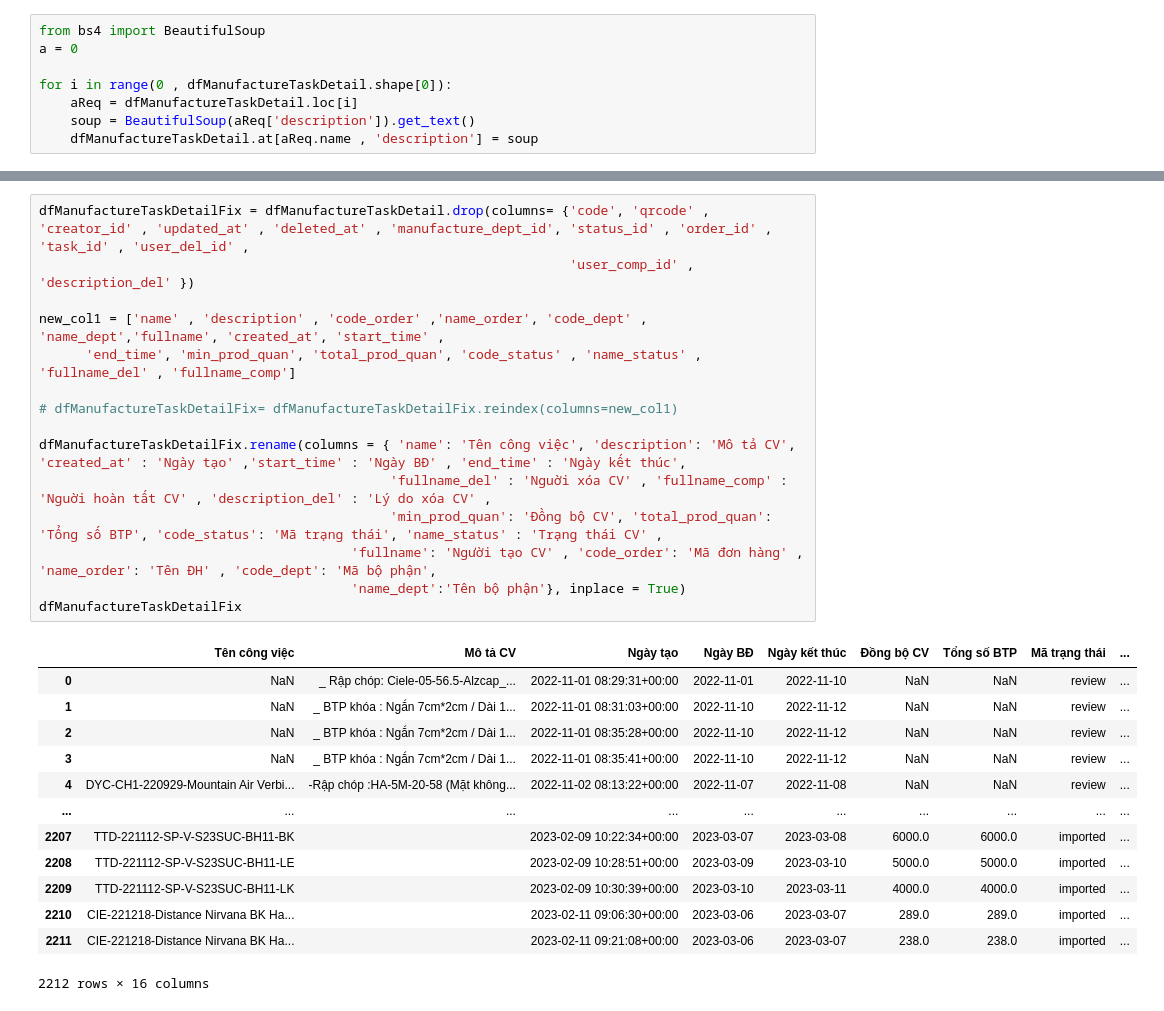
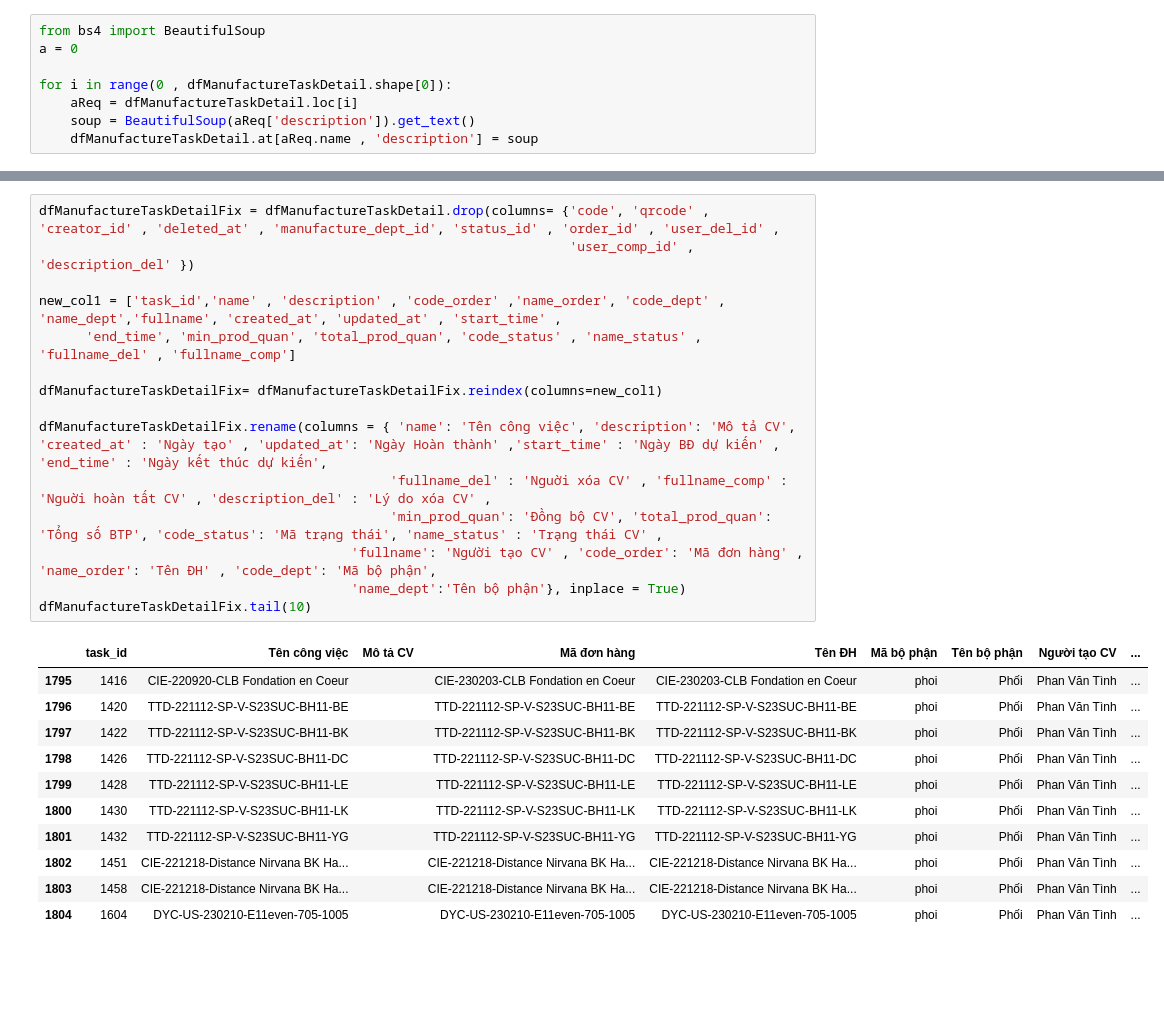
Before and after one commit to Thang1703hrsh/TMSDjango, a Jupyter notebook: temporary/get_manufacture_task.ipynb, the cells around one changed output, grey strips where cells are left out. Cells and saved outputs as stored; diff of their text form; blank space fills up the shorter version.

Commit message:
get_manu_product_import

```diff
--- a/temporary/get_manufacture_task.ipynb
+++ b/temporary/get_manufacture_task.ipynb
@@ -64,29 +86,27 @@ Index(['code', 'name', 'qrcode', 'description', 'creator_id', 'created_at',
 # %%
-dfManufactureTaskDetailFix = dfManufactureTaskDetail.drop(columns= {'code', 'qrcode' , 'creator_id' , 'updated_at' , 'deleted_at' , 'manufacture_dept_id', 'status_id' , 'order_id' , 'task_id' , 'user_del_id' ,
+dfManufactureTaskDetailFix = dfManufactureTaskDetail.drop(columns= {'code', 'qrcode' , 'creator_id' , 'deleted_at' , 'manufacture_dept_id', 'status_id' , 'order_id' , 'user_del_id' ,
                                                                     'user_comp_id' , 'description_del' })
 
-new_col1 = ['name' , 'description' , 'code_order' ,'name_order', 'code_dept' ,  'name_dept','fullname', 'created_at', 'start_time' ,
+new_col1 = ['task_id','name' , 'description' , 'code_order' ,'name_order', 'code_dept' ,  'name_dept','fullname', 'created_at', 'updated_at' , 'start_time' ,
       'end_time', 'min_prod_quan', 'total_prod_quan', 'code_status' , 'name_status' , 'fullname_del' , 'fullname_comp']
 
-# dfManufactureTaskDetailFix= dfManufactureTaskDetailFix.reindex(columns=new_col1)
+dfManufactureTaskDetailFix= dfManufactureTaskDetailFix.reindex(columns=new_col1)
 
-dfManufactureTaskDetailFix.rename(columns = { 'name': 'Tên công việc', 'description': 'Mô tả CV', 'created_at' : 'Ngày tạo' ,'start_time' : 'Ngày BĐ' , 'end_time' : 'Ngày kết thúc',
+dfManufactureTaskDetailFix.rename(columns = { 'name': 'Tên công việc', 'description': 'Mô tả CV', 'created_at' : 'Ngày tạo' , 'updated_at': 'Ngày Hoàn thành' ,'start_time' : 'Ngày BĐ dự kiến' , 'end_time' : 'Ngày kết thúc dự kiến',
                                              'fullname_del' : 'Nguời xóa CV' , 'fullname_comp' : 'Nguời hoàn tất CV' , 'description_del' : 'Lý do xóa CV' ,
                                              'min_prod_quan': 'Đồng bộ CV', 'total_prod_quan': 'Tổng số BTP', 'code_status': 'Mã trạng thái', 'name_status' : 'Trạng thái CV' ,
                                         'fullname': 'Người tạo CV' , 'code_order': 'Mã đơn hàng' , 'name_order': 'Tên ĐH' , 'code_dept': 'Mã bộ phận',
                                         'name_dept':'Tên bộ phận'}, inplace = True)
-dfManufactureTaskDetailFix
+dfManufactureTaskDetailFix.tail(10)
 # %% [output]
-|  | Tên công việc | Mô tả CV | Ngày tạo | Ngày BĐ | Ngày kết thúc | Đồng bộ CV | Tổng số BTP | Mã trạng thái | ... |
-| 0 | NaN | _ Rập chóp: Ciele-05-56.5-Alzcap_... | 2022-11-01 08:29:31+00:00 | 2022-11-01 | 2022-11-10 | NaN | NaN | review | ... |
-| 1 | NaN | _ BTP khóa : Ngắn 7cm*2cm / Dài 1... | 2022-11-01 08:31:03+00:00 | 2022-11-10 | 2022-11-12 | NaN | NaN | review | ... |
-| 2 | NaN | _ BTP khóa : Ngắn 7cm*2cm / Dài 1... | 2022-11-01 08:35:28+00:00 | 2022-11-10 | 2022-11-12 | NaN | NaN | review | ... |
-| 3 | NaN | _ BTP khóa : Ngắn 7cm*2cm / Dài 1... | 2022-11-01 08:35:41+00:00 | 2022-11-10 | 2022-11-12 | NaN | NaN | review | ... |
-| 4 | DYC-CH1-220929-Mountain Air Verbi... | -Rập chóp :HA-5M-20-58 (Mặt không... | 2022-11-02 08:13:22+00:00 | 2022-11-07 | 2022-11-08 | NaN | NaN | review | ... |
-| ... | ... | ... | ... | ... | ... | ... | ... | ... | ... |
-| 2207 | TTD-221112-SP-V-S23SUC-BH11-BK |  | 2023-02-09 10:22:34+00:00 | 2023-03-07 | 2023-03-08 | 6000.0 | 6000.0 | imported | ... |
-| 2208 | TTD-221112-SP-V-S23SUC-BH11-LE |  | 2023-02-09 10:28:51+00:00 | 2023-03-09 | 2023-03-10 | 5000.0 | 5000.0 | imported | ... |
-| 2209 | TTD-221112-SP-V-S23SUC-BH11-LK |  | 2023-02-09 10:30:39+00:00 | 2023-03-10 | 2023-03-11 | 4000.0 | 4000.0 | imported | ... |
-| 2210 | CIE-221218-Distance Nirvana BK Ha... |  | 2023-02-11 09:06:30+00:00 | 2023-03-06 | 2023-03-07 | 289.0 | 289.0 | imported | ... |
-| 2211 | CIE-221218-Distance Nirvana BK Ha... |  | 2023-02-11 09:21:08+00:00 | 2023-03-06 | 2023-03-07 | 238.0 | 238.0 | imported | ... |
+|  | task_id | Tên công việc | Mô tả CV | Mã đơn hàng | Tên ĐH | Mã bộ phận | Tên bộ phận | Người tạo CV | ... |
+| 1795 | 1416 | CIE-220920-CLB Fondation en Coeur |  | CIE-230203-CLB Fondation en Coeur | CIE-230203-CLB Fondation en Coeur | phoi | Phối | Phan Văn Tình | ... |
+| 1796 | 1420 | TTD-221112-SP-V-S23SUC-BH11-BE |  | TTD-221112-SP-V-S23SUC-BH11-BE | TTD-221112-SP-V-S23SUC-BH11-BE | phoi | Phối | Phan Văn Tình | ... |
+| 1797 | 1422 | TTD-221112-SP-V-S23SUC-BH11-BK |  | TTD-221112-SP-V-S23SUC-BH11-BK | TTD-221112-SP-V-S23SUC-BH11-BK | phoi | Phối | Phan Văn Tình | ... |
+| 1798 | 1426 | TTD-221112-SP-V-S23SUC-BH11-DC |  | TTD-221112-SP-V-S23SUC-BH11-DC | TTD-221112-SP-V-S23SUC-BH11-DC | phoi | Phối | Phan Văn Tình | ... |
+| 1799 | 1428 | TTD-221112-SP-V-S23SUC-BH11-LE |  | TTD-221112-SP-V-S23SUC-BH11-LE | TTD-221112-SP-V-S23SUC-BH11-LE | phoi | Phối | Phan Văn Tình | ... |
+| 1800 | 1430 | TTD-221112-SP-V-S23SUC-BH11-LK |  | TTD-221112-SP-V-S23SUC-BH11-LK | TTD-221112-SP-V-S23SUC-BH11-LK | phoi | Phối | Phan Văn Tình | ... |
+| 1801 | 1432 | TTD-221112-SP-V-S23SUC-BH11-YG |  | TTD-221112-SP-V-S23SUC-BH11-YG | TTD-221112-SP-V-S23SUC-BH11-YG | phoi | Phối | Phan Văn Tình | ... |
+| 1802 | 1451 | CIE-221218-Distance Nirvana BK Ha... |  | CIE-221218-Distance Nirvana BK Ha... | CIE-221218-Distance Nirvana BK Ha... | phoi | Phối | Phan Văn Tình | ... |
+| 1803 | 1458 | CIE-221218-Distance Nirvana BK Ha... |  | CIE-221218-Distance Nirvana BK Ha... | CIE-221218-Distance Nirvana BK Ha... | phoi | Phối | Phan Văn Tình | ... |
+| 1804 | 1604 | DYC-US-230210-E11even-705-1005 |  | DYC-US-230210-E11even-705-1005 | DYC-US-230210-E11even-705-1005 | phoi | Phối | Phan Văn Tình | ... |
-2212 rows × 16 columns
```
Also changed, not shown: parts of 11 cells of this notebook, 24 other files.
